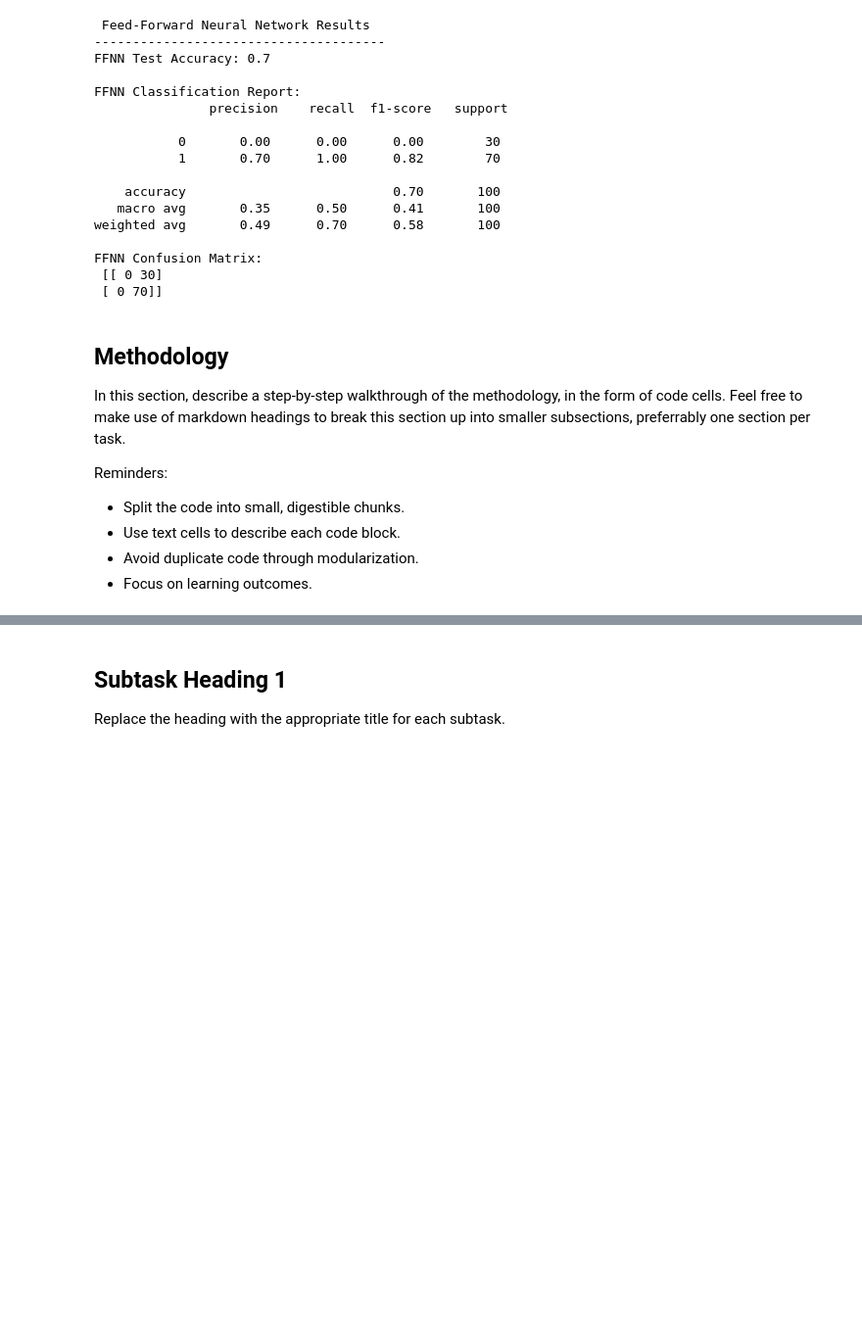
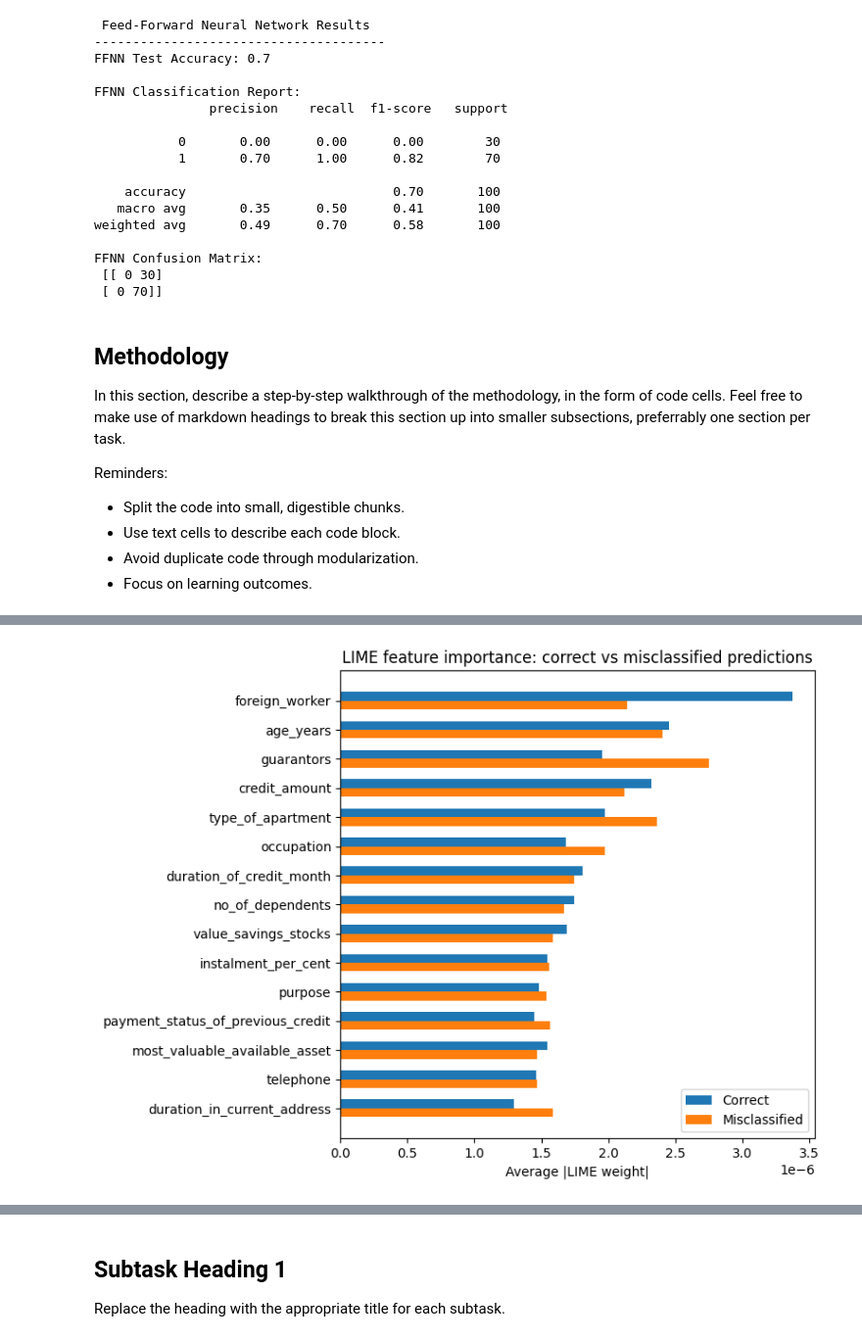
Before and after one commit to hertie-data-science-lab/tutorial-new-grp4, a Jupyter notebook: DEEPL_Tutorial_xAI.ipynb, the cells around one changed output, grey strips where cells are left out. Shown at 98% size. Drawn from its saved outputs; the diff is of its cells as text; code cells hidden in the pictures; blank space fills up the shorter version.

```diff
--- a/DEEPL_Tutorial_xAI.ipynb
+++ b/DEEPL_Tutorial_xAI.ipynb
@@ -528,0 +717,81 @@ Reminders:
+# %%
+# Helper to collect LIME weights for a list of indices
+
+def collect_lime_importances(indices):
+    """
+    For each test index, run LIME and collect feature weights (absolute value)
+    Returns: dict {feature_name: [weights...]}
+    """
+    importances = {f: [] for f in feature_names}
+
+    for idx in indices:
+        instance = X_test.iloc[idx].values
+        probs = predict_proba_lime(instance.reshape(1, -1))[0]
+        pred_class_idx = int(np.argmax(probs))
+
+        exp = explainer.explain_instance(
+            data_row=instance,
+            predict_fn=predict_proba_lime,
+            num_features=10,
+            top_labels=1
+        )
+
+        # use local_exp so we get feature indices – more robust than string parsing
+        local_exp = exp.local_exp[pred_class_idx]  # list of (feature_idx, weight)
+
+        for feat_idx, weight in local_exp:
+            feat_name = feature_names[feat_idx]
+            importances[feat_name].append(abs(weight))
+
+    # convert to average importance
+    avg_importance = {f: np.mean(w) for f, w in importances.items() if len(w) > 0}
+    return avg_importance
+
+# Get predictions from the FFNN model for the entire test set
+FFNN_model.eval()
+with torch.no_grad():
+    logits_test = FFNN_model(X_test_t)
+    nn_preds_test = torch.argmax(logits_test, dim=1).cpu().numpy()
+
+# Convert y_test to numpy for comparison
+y_test_np = y_test_t.cpu().numpy()
+
+# Identify correctly classified and misclassified indices
+correct_idx = np.where(nn_preds_test == y_test_np)[0].tolist()
+misclassified_idx = np.where(nn_preds_test != y_test_np)[0].tolist()
+
+# define samples for correct and misclassified indices
+# taking all of them for now, but could be sampled for larger datasets
+correct_idx_sample = correct_idx[:]
+mis_idx_sample = misclassified_idx[:]
+
+# compute average LIME importances for correct and misclassified samples
+avg_imp_correct = collect_lime_importances(correct_idx_sample)
+avg_imp_mis = collect_lime_importances(mis_idx_sample)
+
+# make DataFrames for easier plotting
+df_correct = pd.DataFrame.from_dict(avg_imp_correct, orient="index", columns=["correct"])
+df_mis = pd.DataFrame.from_dict(avg_imp_mis, orient="index", columns=["misclassified"])
+
+# join and fill missing with 0
+df_cmp = df_correct.join(df_mis, how="outer").fillna(0)
+
+# select top features by total importance
+df_cmp["total"] = df_cmp["correct"] + df_cmp["misclassified"]
+df_cmp = df_cmp.sort_values("total", ascending=False).head(15)
+df_cmp = df_cmp.drop(columns=["total"])
+
+# plot
+plt.figure(figsize=(8, 6))
+y_pos = np.arange(len(df_cmp.index))
+plt.barh(y_pos - 0.15, df_cmp["correct"], height=0.3, label="Correct")
+plt.barh(y_pos + 0.15, df_cmp["misclassified"], height=0.3, label="Misclassified")
+plt.yticks(y_pos, df_cmp.index)
+plt.xlabel("Average |LIME weight|")
+plt.title("LIME feature importance: correct vs misclassified predictions")
+plt.legend(loc=4)
+plt.gca().invert_yaxis()
+plt.tight_layout()
+plt.show()
+# %% [output]
+[figure, added]
```
Also changed, not shown: parts of 20 cells of this notebook.
